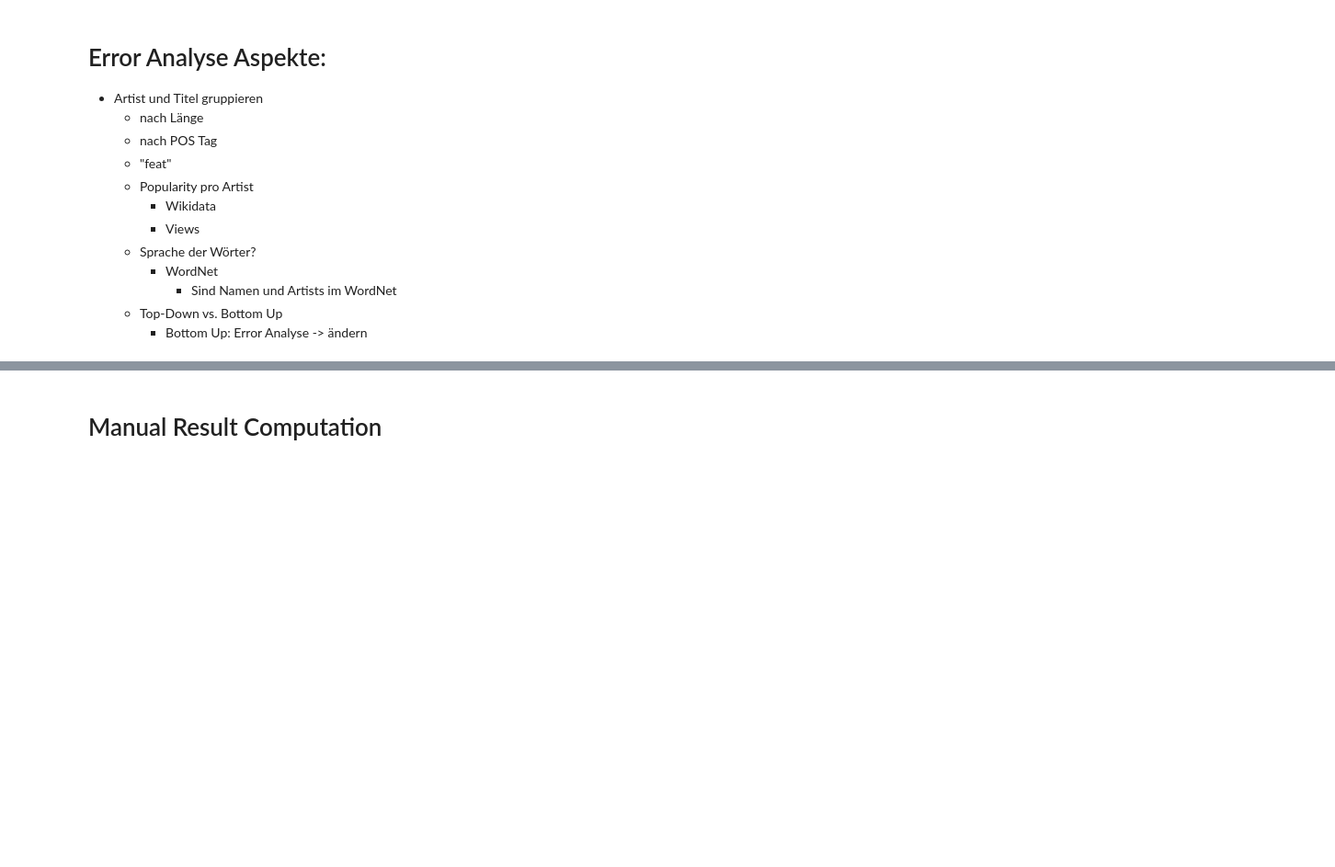
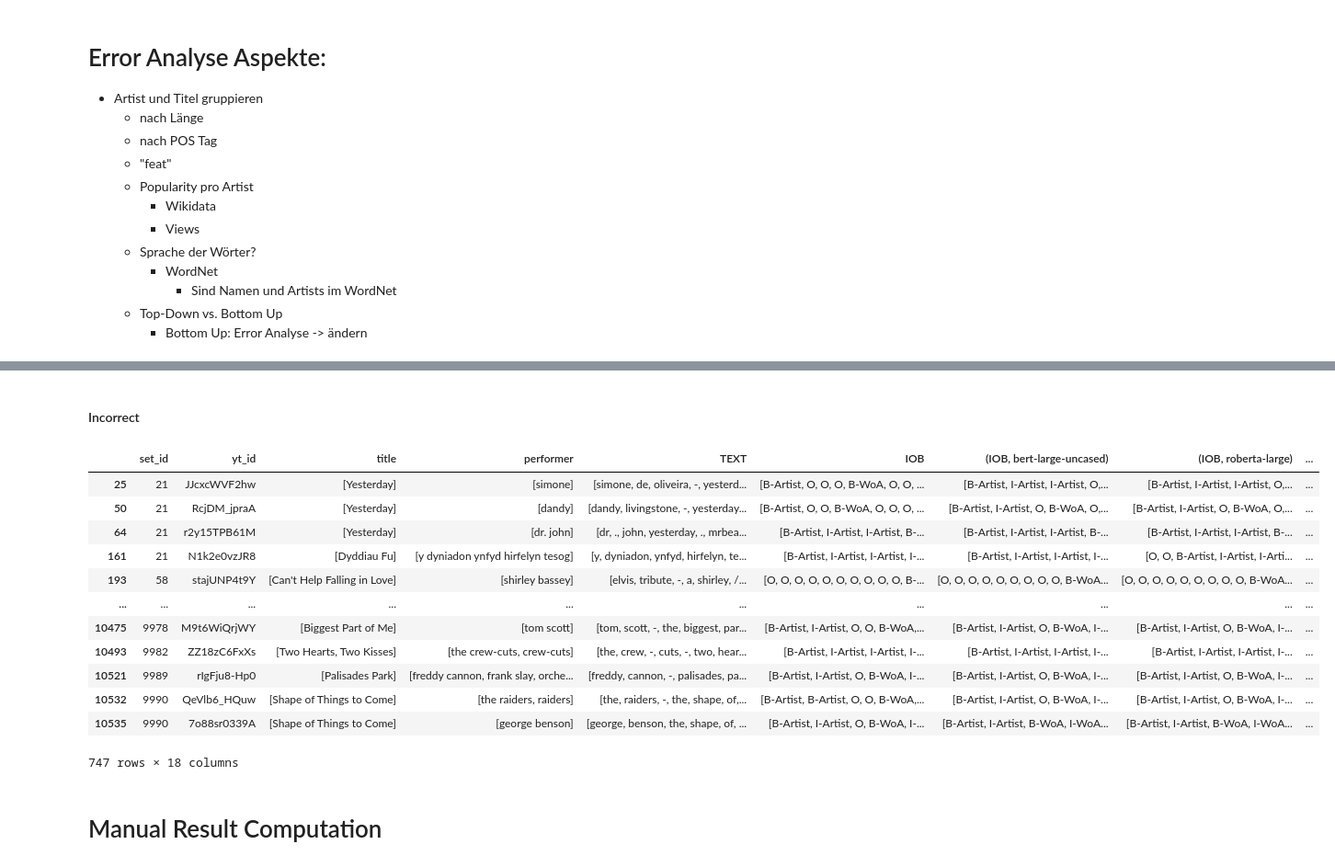
Before and after one commit to progsi/YTUnCoverLLM, a Jupyter notebook: notebooks/baseline_results.ipynb, the cells around one changed output, grey strips where cells are left out. Shown at 92% size. Saved outputs shown, nothing was run; the diff lists cells and outputs as text; code cells hidden in the pictures; blank space fills up the shorter version.

```diff
--- a/notebooks/baseline_results.ipynb
+++ b/notebooks/baseline_results.ipynb
@@ -76,3 +131,27 @@ for model in MODELS:
+# %%
+from preprocessing.Utils import B_PREFIX, I_PREFIX, O_LABEL, overlap
+from typing import List, Dict, Tuple
+from src.Utils import get_error_analysis
+from typing import Dict, Tuple, List
+
+def resolve(error_dict: Dict[Tuple[int,int], str], text_list: List[str]) -> Dict[Tuple[int,int], str]:
+    """Resolve the error dict with concrete entities in text.
+    Args:
+        error_dict (Dict[Tuple[int,int], str]):
+        text_list (List[str]): texts
+    Returns:
+        Dict[Tuple[int,int], str]: resolved dict
+    """
+    return {k: ' '.join(text_list[k[0]:k[1]+1]) for (k, v) in error_dict.items()}
+
+for model in MODELS:
+    missing, spurious, incorrect = get_error_analysis(data, ("IOB", model))
+    data[("missing", model)] = missing
+    data[("missing", model)] = data.apply(lambda x: resolve(x[("missing", model)], x["TEXT"]), axis=1)
+    data[("spurious", model)] = spurious
+    data[("spurious", model)] = data.apply(lambda x: resolve(x[("spurious", model)], x["TEXT"]), axis=1)
+    data[("incorrect", model)] = incorrect
+    data[("incorrect", model)] = data.apply(lambda x: resolve(x[("incorrect", model)], x["TEXT"]), axis=1)
 # %% [markdown]
 # Error Analyse Aspekte:
 - Artist und Titel gruppieren
@@ -90,3 +214,23 @@ for model in MODELS:
+# %% [markdown]
+#### Incorrect
+# %%
+mask = data[("incorrect", "roberta-large")].apply(len) > 0
+
+data[mask]
+# %% [output]
+|  | set_id | yt_id | title | performer | TEXT | IOB | (IOB, bert-large-uncased) | (IOB, roberta-large) | ... |
+| 25 | 21 | JJcxcWVF2hw | [Yesterday] | [simone] | [simone, de, oliveira, -, yesterd... | [B-Artist, O, O, O, B-WoA, O, O, ... | [B-Artist, I-Artist, I-Artist, O,... | [B-Artist, I-Artist, I-Artist, O,... | ... |
+| 50 | 21 | RcjDM_jpraA | [Yesterday] | [dandy] | [dandy, livingstone, -, yesterday... | [B-Artist, O, O, B-WoA, O, O, O, ... | [B-Artist, I-Artist, O, B-WoA, O,... | [B-Artist, I-Artist, O, B-WoA, O,... | ... |
+| 64 | 21 | r2y15TPB61M | [Yesterday] | [dr. john] | [dr, ., john, yesterday, ., mrbea... | [B-Artist, I-Artist, I-Artist, B-... | [B-Artist, I-Artist, I-Artist, B-... | [B-Artist, I-Artist, I-Artist, B-... | ... |
+| 161 | 21 | N1k2e0vzJR8 | [Dyddiau Fu] | [y dyniadon ynfyd hirfelyn tesog] | [y, dyniadon, ynfyd, hirfelyn, te... | [B-Artist, I-Artist, I-Artist, I-... | [B-Artist, I-Artist, I-Artist, I-... | [O, O, B-Artist, I-Artist, I-Arti... | ... |
+| 193 | 58 | stajUNP4t9Y | [Can't Help Falling in Love] | [shirley bassey] | [elvis, tribute, -, a, shirley, /... | [O, O, O, O, O, O, O, O, O, O, B-... | [O, O, O, O, O, O, O, O, O, B-WoA... | [O, O, O, O, O, O, O, O, O, B-WoA... | ... |
+| ... | ... | ... | ... | ... | ... | ... | ... | ... | ... |
+| 10475 | 9978 | M9t6WiQrjWY | [Biggest Part of Me] | [tom scott] | [tom, scott, -, the, biggest, par... | [B-Artist, I-Artist, O, O, B-WoA,... | [B-Artist, I-Artist, O, B-WoA, I-... | [B-Artist, I-Artist, O, B-WoA, I-... | ... |
+| 10493 | 9982 | ZZ18zC6FxXs | [Two Hearts, Two Kisses] | [the crew-cuts, crew-cuts] | [the, crew, -, cuts, -, two, hear... | [B-Artist, I-Artist, I-Artist, I-... | [B-Artist, I-Artist, I-Artist, I-... | [B-Artist, I-Artist, I-Artist, I-... | ... |
+| 10521 | 9989 | rIgFju8-Hp0 | [Palisades Park] | [freddy cannon, frank slay, orche... | [freddy, cannon, -, palisades, pa... | [B-Artist, I-Artist, O, B-WoA, I-... | [B-Artist, I-Artist, O, B-WoA, I-... | [B-Artist, I-Artist, O, B-WoA, I-... | ... |
+| 10532 | 9990 | QeVlb6_HQuw | [Shape of Things to Come] | [the raiders, raiders] | [the, raiders, -, the, shape, of,... | [B-Artist, B-Artist, O, O, B-WoA,... | [B-Artist, I-Artist, O, B-WoA, I-... | [B-Artist, I-Artist, O, B-WoA, I-... | ... |
+| 10535 | 9990 | 7o88sr0339A | [Shape of Things to Come] | [george benson] | [george, benson, the, shape, of, ... | [B-Artist, I-Artist, O, B-WoA, I-... | [B-Artist, I-Artist, B-WoA, I-WoA... | [B-Artist, I-Artist, B-WoA, I-WoA... | ... |
+747 rows × 18 columns
 # %% [markdown]
 # Manual Result Computation
 # %%
```
Also changed, not shown: parts of 17 cells of this notebook, 4 other files.
